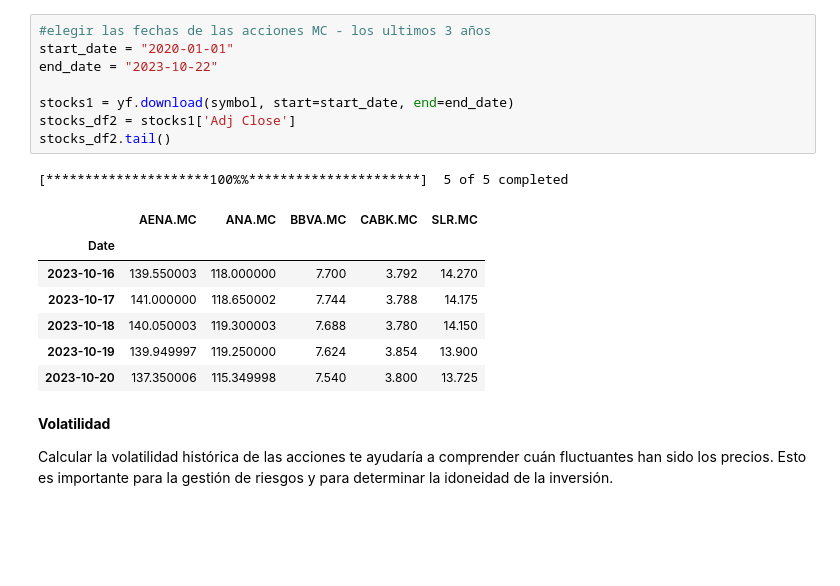
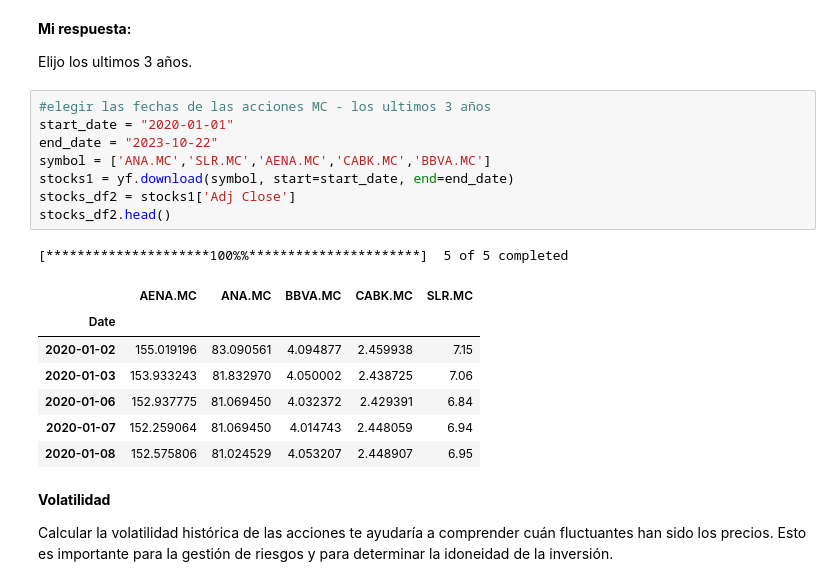
Before and after one commit to venidaydream/Intro_to_Big_Data, a Jupyter notebook: big_data_3_entrega_IBEX35.ipynb, the cells around one changed output. Drawn from its saved outputs; the diff is of its cells as text; blank space fills up the shorter version.

```diff
--- a/big_data_3_entrega_IBEX35.ipynb
+++ b/big_data_3_entrega_IBEX35.ipynb
@@ -48,20 +68,24 @@ para 'SLR': inicia en  1996-08-13 00:00:00 y finaliza en 2018-06-28 00:00:00
+# %% [markdown]
+**Mi respuesta:**
+
+Elijo los ultimos 3 años.
 # %%
 #elegir las fechas de las acciones MC - los ultimos 3 años
 start_date = "2020-01-01"
 end_date = "2023-10-22"
-
+symbol = ['ANA.MC','SLR.MC','AENA.MC','CABK.MC','BBVA.MC']
 stocks1 = yf.download(symbol, start=start_date, end=end_date)
 stocks_df2 = stocks1['Adj Close']
-stocks_df2.tail()
+stocks_df2.head()
 # %% [output]
 [*********************100%%**********************]  5 of 5 completed
 |  | AENA.MC | ANA.MC | BBVA.MC | CABK.MC | SLR.MC |
 | Date |  |  |  |  |  |
-| 2023-10-16 | 139.550003 | 118.000000 | 7.700 | 3.792 | 14.270 |
-| 2023-10-17 | 141.000000 | 118.650002 | 7.744 | 3.788 | 14.175 |
-| 2023-10-18 | 140.050003 | 119.300003 | 7.688 | 3.780 | 14.150 |
-| 2023-10-19 | 139.949997 | 119.250000 | 7.624 | 3.854 | 13.900 |
-| 2023-10-20 | 137.350006 | 115.349998 | 7.540 | 3.800 | 13.725 |
+| 2020-01-02 | 155.019196 | 83.090561 | 4.094877 | 2.459938 | 7.15 |
+| 2020-01-03 | 153.933243 | 81.832970 | 4.050002 | 2.438725 | 7.06 |
+| 2020-01-06 | 152.937775 | 81.069450 | 4.032372 | 2.429391 | 6.84 |
+| 2020-01-07 | 152.259064 | 81.069450 | 4.014743 | 2.448059 | 6.94 |
+| 2020-01-08 | 152.575806 | 81.024529 | 4.053207 | 2.448907 | 6.95 |
 # %% [markdown]
 **Volatilidad**
 
```
Also changed, not shown: parts of 13 cells of this notebook.
